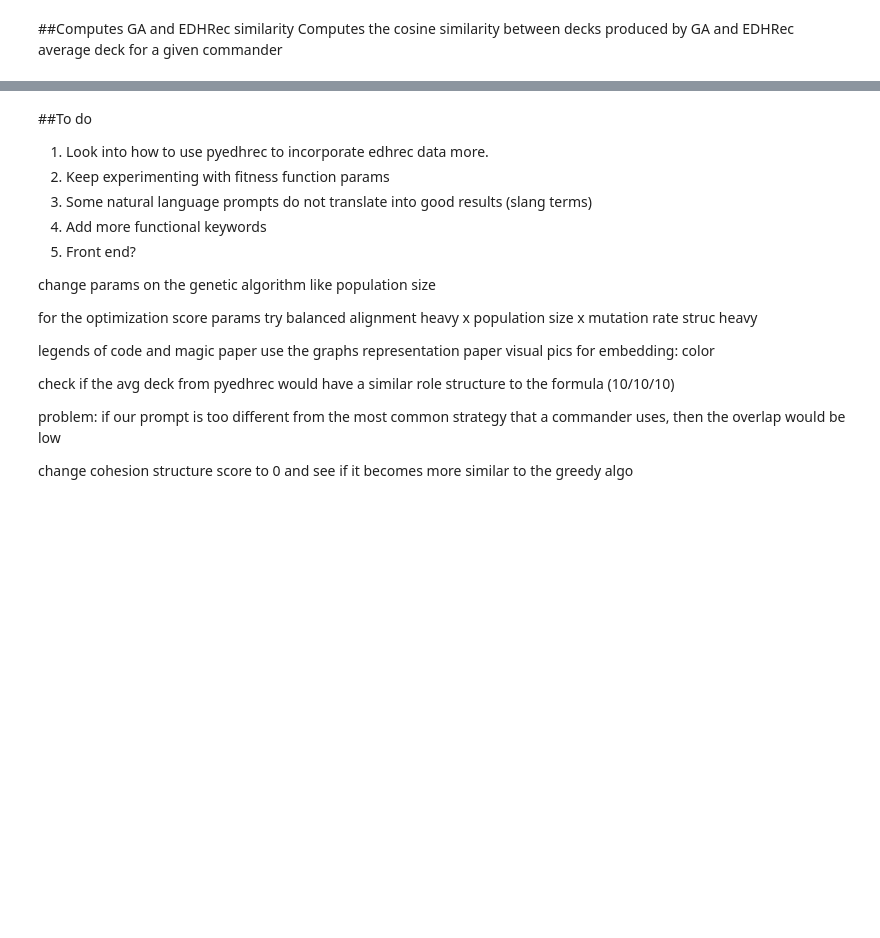
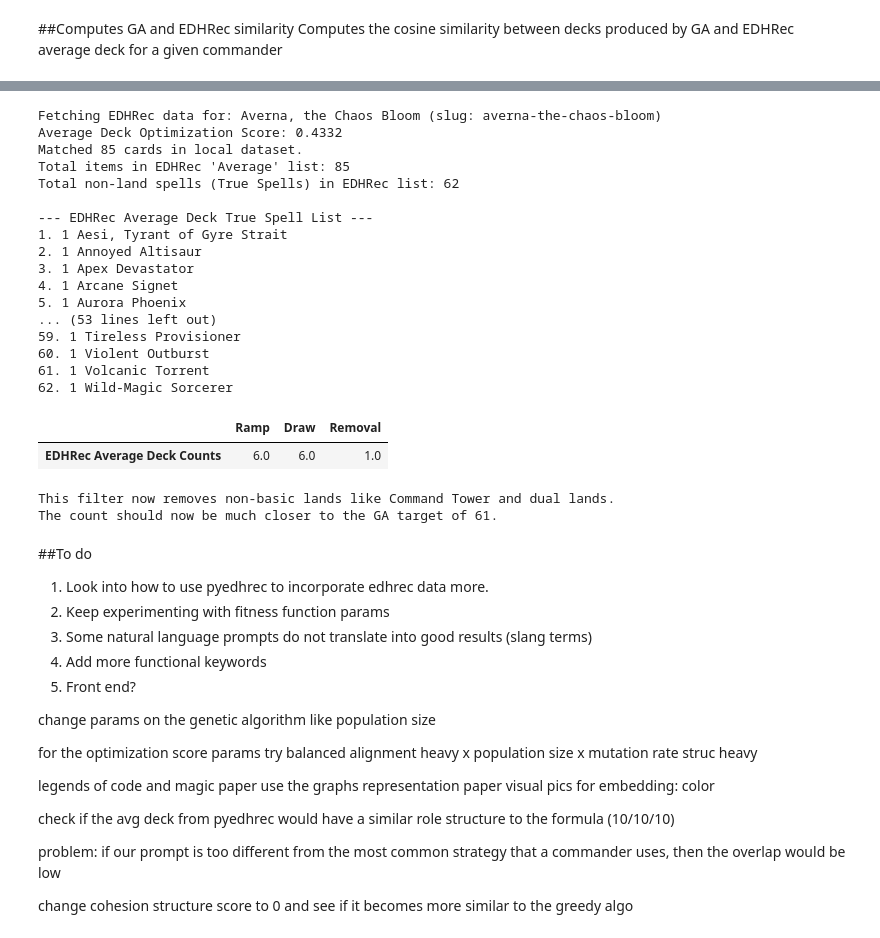
Before and after one commit to Lenfried/edh-autobuilder, a Jupyter notebook: edhAutobuilder.ipynb, the cells around one changed output, grey strips where cells are left out. Saved outputs shown, nothing was run; the diff lists cells and outputs as text; code cells hidden in the pictures; blank space fills up the shorter version.

Commit message:
added non-land only comparison for GA vs EDHRec avg deck

```diff
--- a/edhAutobuilder.ipynb
+++ b/edhAutobuilder.ipynb
@@ -430,8 +430,8 @@ if not df.empty:
 
     # --- Test the Logic ---
     try:
-        commander = "Toralf, God of Fury"
-        prompt = "Big damage spells and red chaos"
+        commander = "Averna, the Chaos Bloom"
+        prompt = "cascade"
 
         # 1. Get Color Identity (Should now handle MDFC names)
         cid = get_commander_color_identity(commander, df)
@@ -662,13 +662,13 @@ if __name__ == "__main__":
     try:
         print("\n--- Running System Test with 61 Cards ---")
         test_deck_61 = run_genetic_algorithm(
-            commander_name="Toralf, God of Fury",
-            prompt="Burn spells and damage amplification",
+            commander_name="Averna, the Chaos Bloom",
+            prompt="cascade",
             df=df,
             embeddings=embeddings,
             model=model,
-            generations=3,
-            population_size=10,
+            generations=30,
+            population_size=100,
             deck_size=61
         )
         print(f"\nGenerated Deck Size: {len(test_deck_61)}")
@@ -2502,9 +2429,9 @@ if __name__ == "__main__":
         prompt="cascade",
         generations=30,
         population_size=1000,
-        mutation_rate=1.0,
+        mutation_rate=0.03,
         deck_size=61,
-        weights={'alignment': 0.85, 'cohesion': 0.1, 'structure': 0.5}
+        weights={'alignment': 0.85, 'cohesion': 0.1, 'structure': 0.05}
     )
 # %% [output]
 Mounting Google Drive...
@@ -3193,3 +3266,63 @@ GA (100) vs EDHRec Average (100) Cosine Similarity (Weighted): 0.3549
+# %%
+# Analyze the composition of the EDHRec average deck
+# Using 'test_commander_name' which is defined globally as 'Averna, the Chaos Bloom'
+_, edhrec_avg_raw = get_edhrec_average_and_score(test_commander_name)
+
+# 1. Extract card names from the EDHRec list (stripping the leading quantity, e.g., '1 Sol Ring')
+edhrec_names_only = [re.sub(r'^\d+\s+', '', name).strip() for name in edhrec_avg_raw]
+
+# 2. Use 'raw_df' to identify which of these are actually lands (since 'df' had 'type_line' dropped)
+# We check the 'type_line' for the word 'Land'
+all_cards_in_avg_metadata = raw_df[raw_df['name'].isin(edhrec_names_only)]
+land_names = all_cards_in_avg_metadata[all_cards_in_avg_metadata['type_line'].str.contains('Land', na=False)]['name'].tolist()
+
+# 3. Filter the original list to exclude any card identified as a land
+non_lands = [card for card in edhrec_avg_raw if re.sub(r'^\d+\s+', '', card).strip() not in land_names]
+
+print(f"Total items in EDHRec 'Average' list: {len(edhrec_avg_raw)}")
+print(f"Total non-land spells (True Spells) in EDHRec list: {len(non_lands)}")
+
+print("\n--- EDHRec Average Deck True Spell List ---")
+for i, card in enumerate(non_lands, 1):
+    print(f"{i}. {card}")
+
+# 4. Check role distribution in the EDHRec average deck for these spells
+true_spell_names = [re.sub(r'^\d+\s+', '', card).strip() for card in non_lands]
+edhrec_spells_df = df[df['name'].isin(true_spell_names)]
+
+metrics = {
+    'Ramp': edhrec_spells_df['is_Ramp'].sum(),
+    'Draw': edhrec_spells_df['is_Card_Draw'].sum(),
+    'Removal': edhrec_spells_df['is_Spot_Removal'].sum() + edhrec_spells_df['is_Board_Wipe'].sum()
+}
+
+import pandas as pd
+display(pd.DataFrame([metrics], index=['EDHRec Average Deck Counts']))
+
+print("\nThis filter now removes non-basic lands like Command Tower and dual lands.")
+print("The count should now be much closer to the GA target of 61.")
+# %% [output]
+Fetching EDHRec data for: Averna, the Chaos Bloom (slug: averna-the-chaos-bloom)
+Average Deck Optimization Score: 0.4332
+Matched 85 cards in local dataset.
+Total items in EDHRec 'Average' list: 85
+Total non-land spells (True Spells) in EDHRec list: 62
+
+--- EDHRec Average Deck True Spell List ---
+1. 1 Aesi, Tyrant of Gyre Strait
+2. 1 Annoyed Altisaur
+3. 1 Apex Devastator
+4. 1 Arcane Signet
+5. 1 Aurora Phoenix
+... (53 lines left out)
+59. 1 Tireless Provisioner
+60. 1 Violent Outburst
+61. 1 Volcanic Torrent
+62. 1 Wild-Magic Sorcerer
+|  | Ramp | Draw | Removal |
+| EDHRec Average Deck Counts | 6.0 | 6.0 | 1.0 |
+This filter now removes non-basic lands like Command Tower and dual lands.
+The count should now be much closer to the GA target of 61.
 # %% [markdown]
 ##To do
 
```
Also changed, not shown: parts of 13 cells of this notebook.
